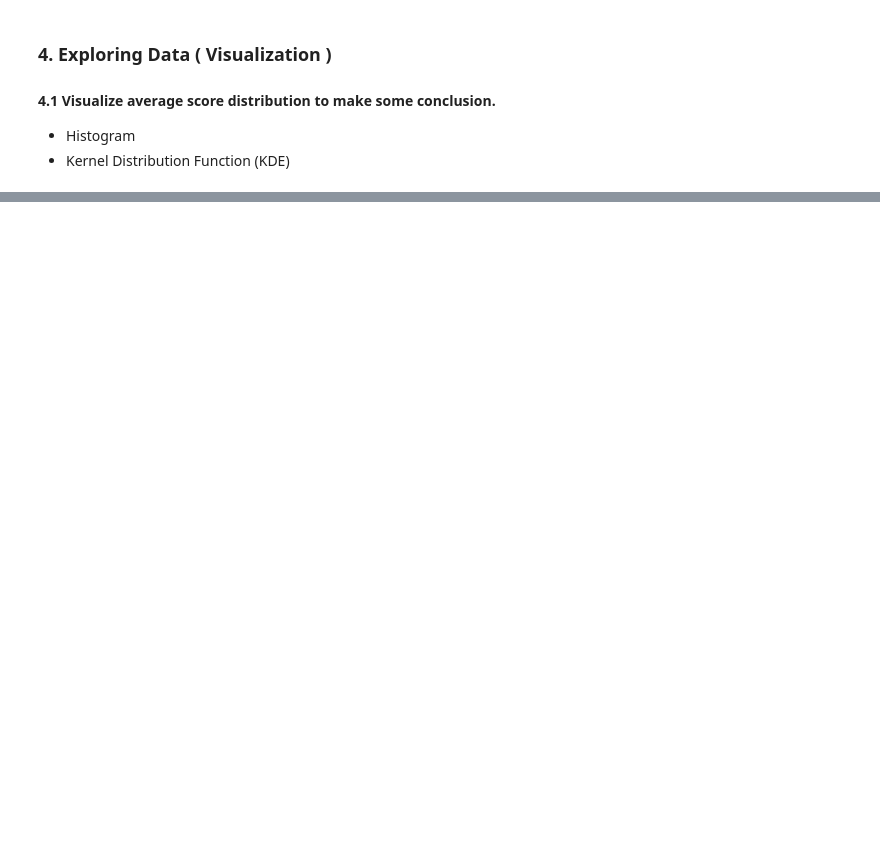
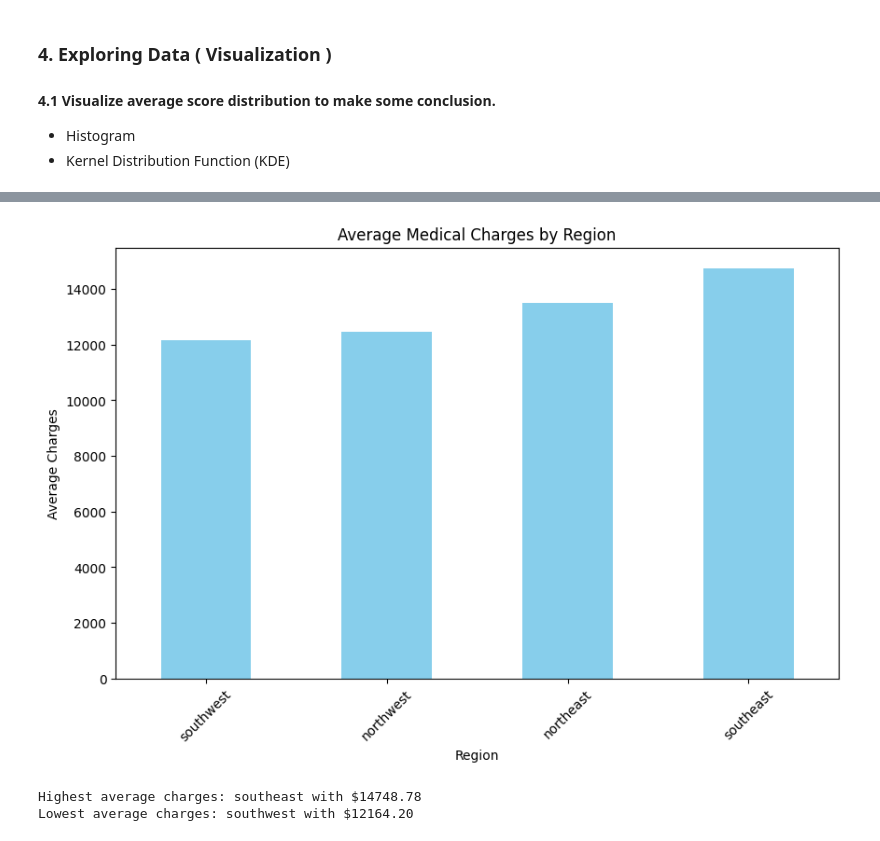
Before and after one commit to vignesh2914/ML_medical_insurence_predictor, a Jupyter notebook: notebook/EDA Medical Insurence Predictor.ipynb, the cells around one changed output, grey strips where cells are left out. Saved outputs shown, nothing was run; the diff lists cells and outputs as text; code cells hidden in the pictures; blank space fills up the shorter version.

```diff
--- a/notebook/EDA Medical Insurence Predictor.ipynb
+++ b/notebook/EDA Medical Insurence Predictor.ipynb
@@ -230,0 +295,25 @@ charge_summary
+# %%
+
+
+# Group by region and calculate the average charges
+region_charges = data.groupby('region')['charges'].mean().sort_values()
+
+# Plot the results
+plt.figure(figsize=(10, 6))
+region_charges.plot(kind='bar', color='skyblue')
+plt.title('Average Medical Charges by Region')
+plt.xlabel('Region')
+plt.ylabel('Average Charges')
+plt.xticks(rotation=45)
+plt.show()
+
+# Identify regions with highest and lowest average charges
+highest_region = region_charges.idxmax()
+lowest_region = region_charges.idxmin()
+
+print(f"Highest average charges: {highest_region} with ${region_charges[highest_region]:.2f}")
+print(f"Lowest average charges: {lowest_region} with ${region_charges[lowest_region]:.2f}")
+# %% [output]
+[figure, added]
+Highest average charges: southeast with $14748.78
+Lowest average charges: southwest with $12164.20
```
Also changed, not shown: parts of 19 cells of this notebook.
